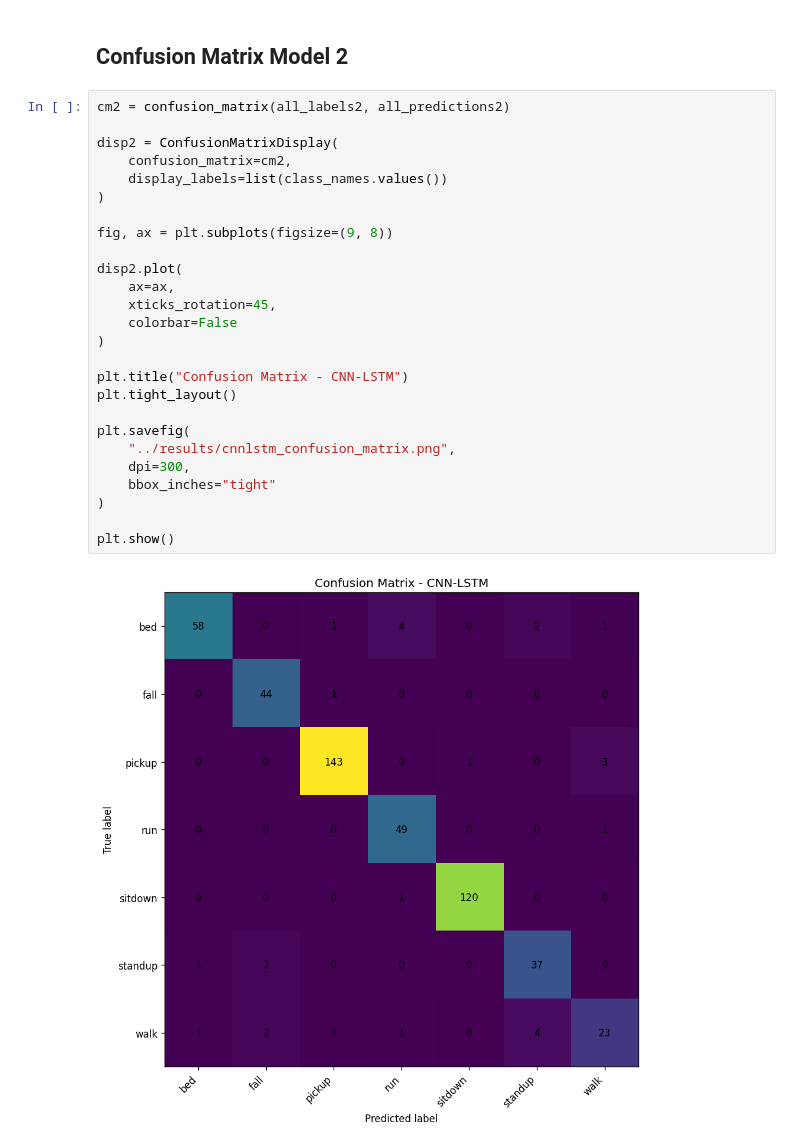
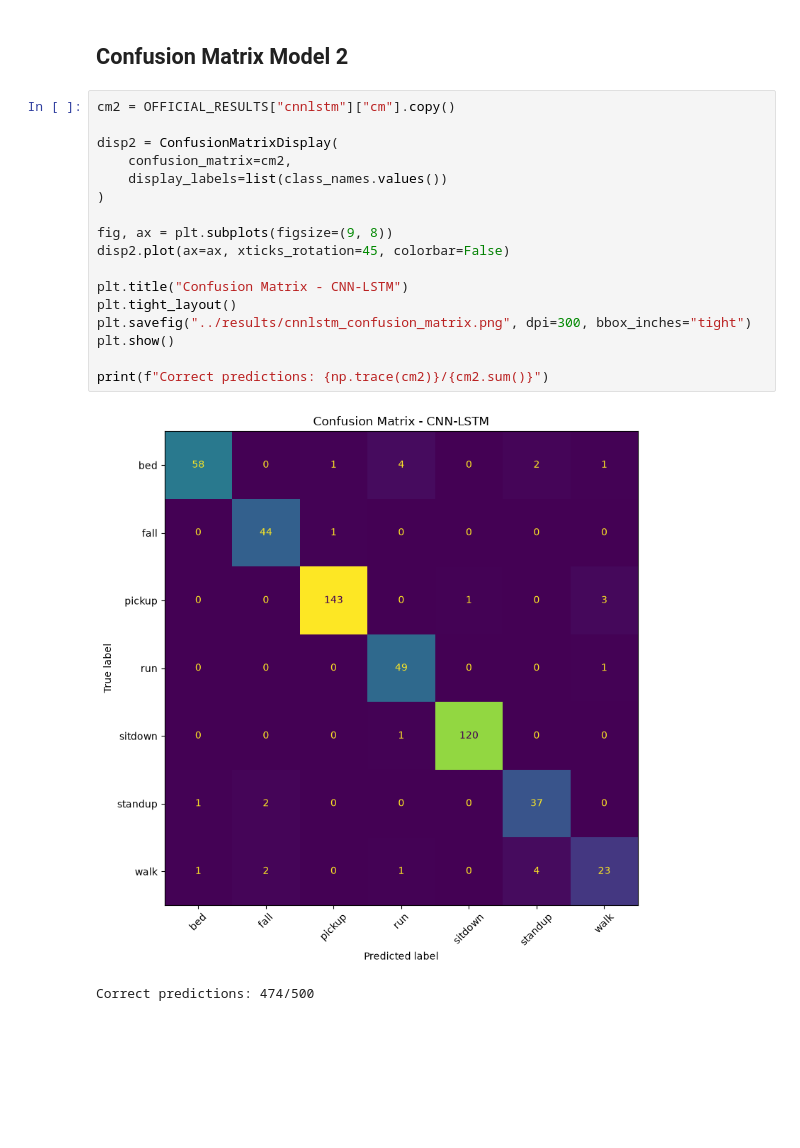
Before and after one commit to Digyana/UTS-PML, a Jupyter notebook: notebooks/UTS_UT_HAR.ipynb, the cells around one changed output. Cells and saved outputs as stored; diff of their text form; blank space fills up the shorter version.

```diff
--- a/notebooks/UT_HAR.ipynb
+++ b/notebooks/UTS_UT_HAR.ipynb
@@ -929,31 +829,23 @@ weighted avg     0.9489    0.9480    0.9476       500
 # %% [markdown]
 ## Confusion Matrix Model 2
 # %%
-cm2 = confusion_matrix(all_labels2, all_predictions2)
+cm2 = OFFICIAL_RESULTS["cnnlstm"]["cm"].copy()
 
 disp2 = ConfusionMatrixDisplay(
     confusion_matrix=cm2,
     display_labels=list(class_names.values())
 )
 
 fig, ax = plt.subplots(figsize=(9, 8))
-
-disp2.plot(
-    ax=ax,
-    xticks_rotation=45,
-    colorbar=False
-)
+disp2.plot(ax=ax, xticks_rotation=45, colorbar=False)
 
 plt.title("Confusion Matrix - CNN-LSTM")
 plt.tight_layout()
+plt.savefig("../results/cnnlstm_confusion_matrix.png", dpi=300, bbox_inches="tight")
+plt.show()
 
-plt.savefig(
-    "../results/cnnlstm_confusion_matrix.png",
-    dpi=300,
-    bbox_inches="tight"
-)
-
-plt.show()
+print(f"Correct predictions: {np.trace(cm2)}/{cm2.sum()}")
 # %% [output]
-[figure, old version]
+[figure, new version]
+Correct predictions: 474/500
 # %%
```
Also changed, not shown: parts of 23 cells of this notebook, 6 other files.
